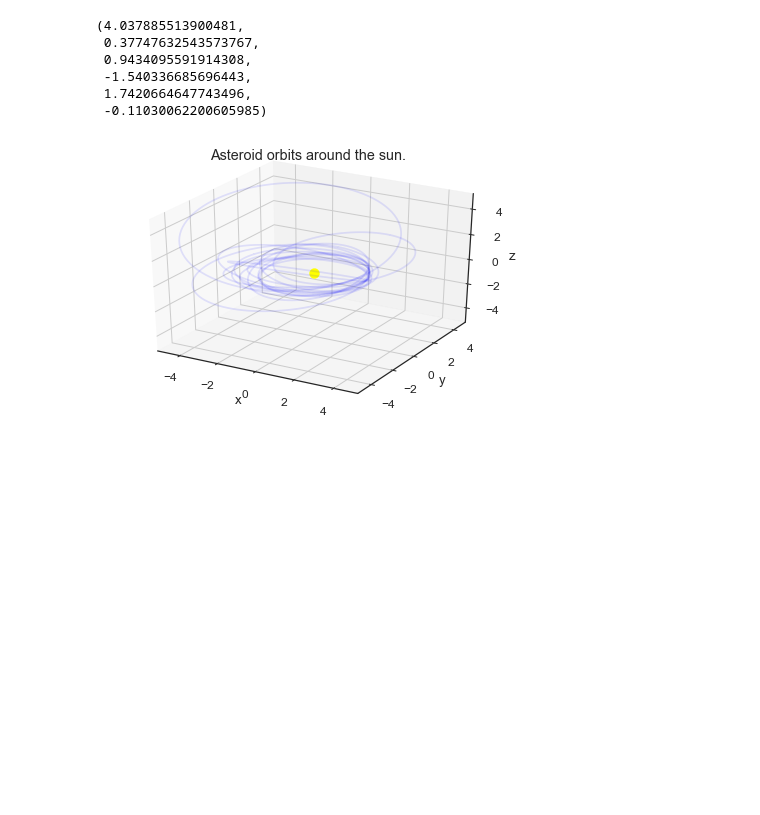
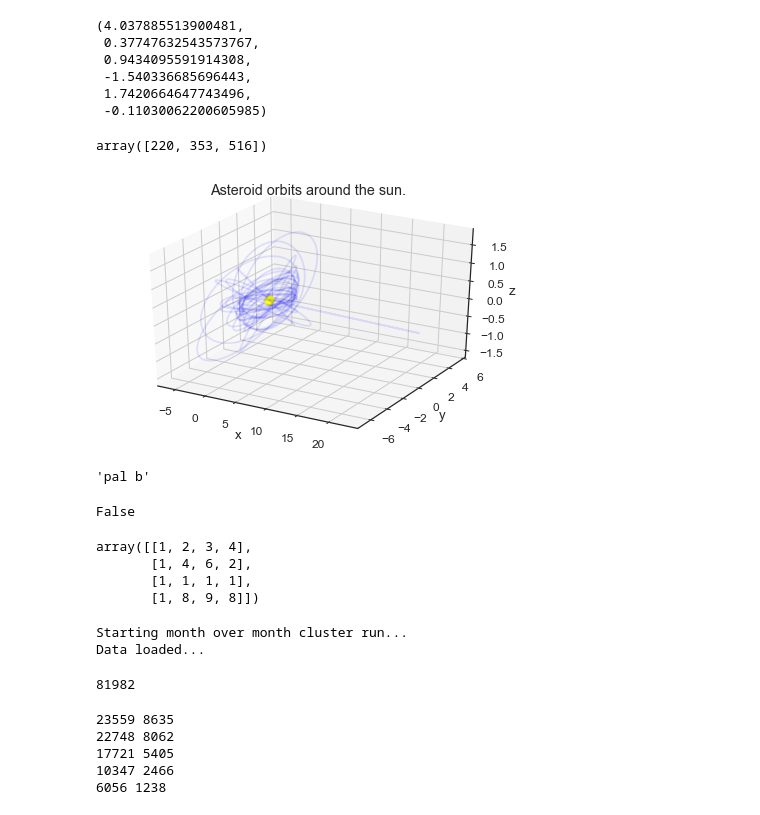
Before and after one commit to pblankley/itf_linking, a Jupyter notebook: linkitf/orbit_fitting.ipynb, the cells around one changed output. Saved outputs shown, nothing was run; the diff lists cells and outputs as text; code cells hidden in the pictures; blank space fills up the shorter version.

Commit message:
add plots and meta clustering

```diff
--- a/linkitf/orbit_fitting.ipynb
+++ b/linkitf/orbit_fitting.ipynb
@@ -607,11 +609,56 @@ util.pbasis_to_elements(coc_orbfits[133],(1,0,1))
  -1.540336685696443,
  1.7420664647743496,
  -0.11030062200605985)
+# %%
+np.array([v[1] for v in coc_fd.values()]).argsort()[:3]
+# %% [output]
+array([220, 353, 516])
 # %%
 rc = np.random.randint(len(coc_orbfits), size=15)
+rc = np.array([v[1] for v in coc_fd.values()]).argsort()[2:30]
 orb_elements = np.array([c[:5] for c in coc_orbfits[rc,:]])
 
 visual = imp.reload(visual)
-visual.vis_orbits(orb_elements,limits=True)
+visual.vis_orbits(orb_elements,limits=False)
 # %% [output]
-[figure, old version]
+[figure, new version]
+# %%
+'paul b'.replace('u','')
+# %% [output]
+'pal b'
+# %%
+import os
+os.path.isfile('demo_train/UnnObs_Traning_1_line_A_ec_labelled_2457308.5_pm15.0_r2.5_hp_281_g0.40_gdot+0.0e+00_cid')
+# %% [output]
+False
+# %%
+np.array([[1,2,3,4],[1,4,6,2],[1,1,1,1],[1,8,9,8]])
+# %% [output]
+array([[1, 2, 3, 4],
+       [1, 4, 6, 2],
+       [1, 1, 1, 1],
+       [1, 8, 9, 8]])
+# %%
+cl = imp.reload(cl)
+home_dir = os.path.dirname(os.path.abspath('data/train/UnnObs_Training_1_line_A_ec.mpc'))
+fit_dicts = []
+print('Starting month over month cluster run...')
+for prog, n in enumerate(range(-825,14)):
+
+    train_file = os.path.join(home_dir, 'UnnObs_Training_1_line_A_ec_{}_pm15.0_r2.5.trans'.format(str(util.lunation_center(n))))
+
+    if os.path.isfile(train_file):
+        # Get the previously calc'd result
+        with open(os.path.join(home_dir,'train_result_{}_orbelem.pickle'.format(str(util.lunation_center(n)))),'rb') as handle:
+            fit_dict = pickle.load(handle)
+        fit_dicts.append(fit_dict)
+
+print('Data loaded...')
+final_dict, final_dict_cid = cl.cluster_months(fit_dicts,rad=0.00124)
+# %% [output]
+Starting month over month cluster run...
+Data loaded...
+# %%
+print(len(final_dict_cid.keys()))
+# %% [output]
+81982
@@ -617,0 +687,17 @@ visual.vis_orbits(orb_elements,limits=True)
+# %%
+rrr = np.arange(.01,.26,.05)
+ss,pp,ff,ssdd = [],[],[],[]
+for r in rrr:
+    fi, fi_cid = cl.cluster_months(fit_dicts,rad=r)
+    su,pt,fa,d = eu(fi)
+    ss.append(su)
+    pp.append(pt)
+    ff.append(fa)
+    ssdd.append(su-d)
+    print(su,d)
+# %% [output]
+23559 8635
+22748 8062
+17721 5405
+10347 2466
+6056 1238
```
Also changed, not shown: parts of 14 cells of this notebook, 18 other files.
